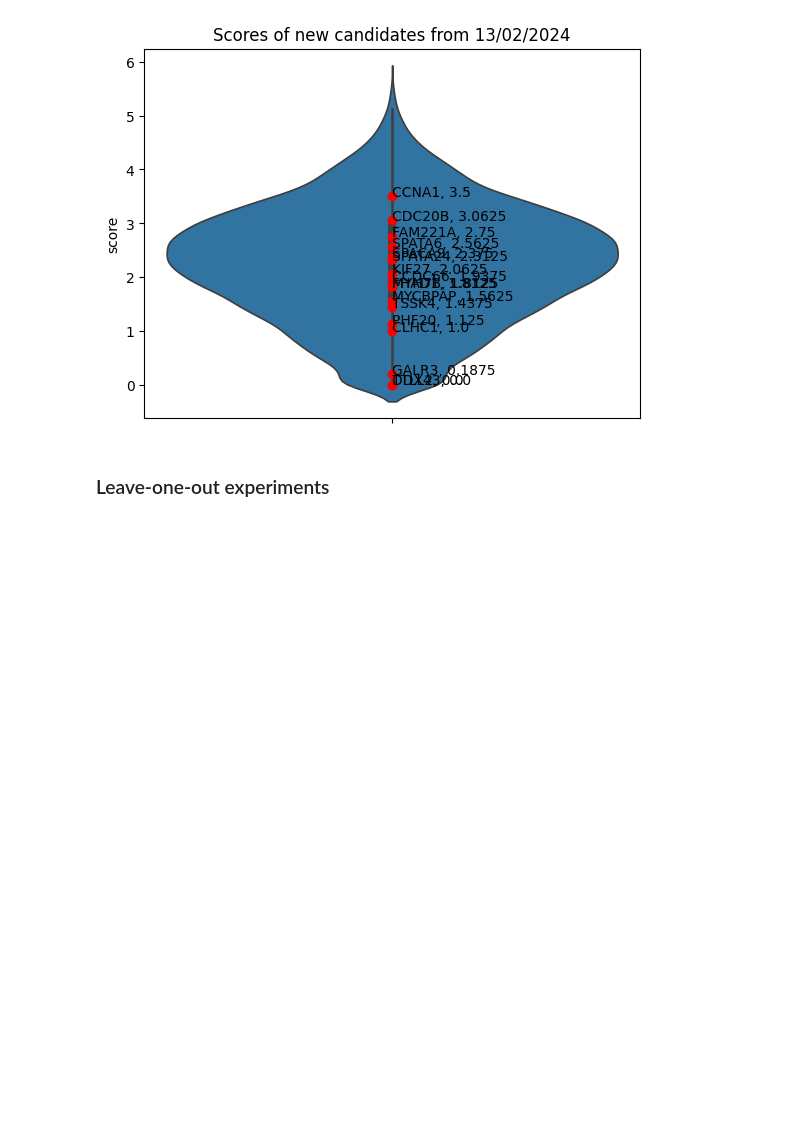
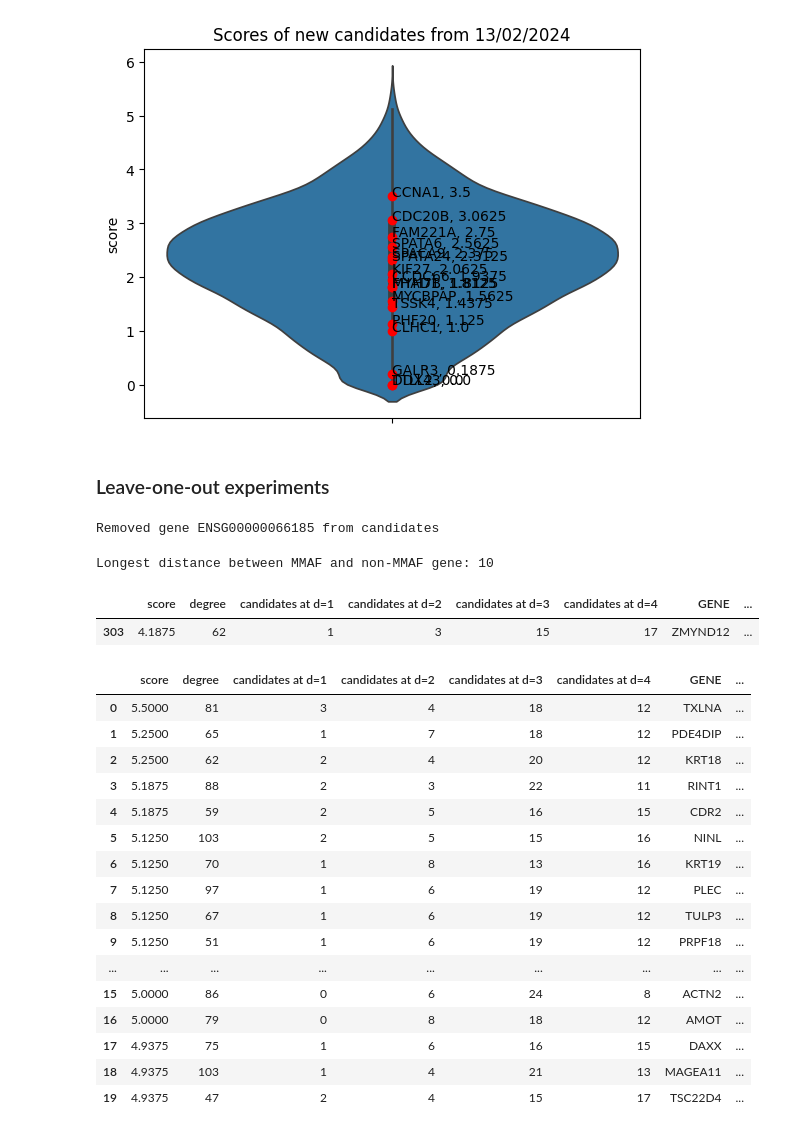
Before and after one commit to jjjk123/grexome-TIMC-Secondary-interactome, a Jupyter notebook: Interactome/test_newCentrality20240213.ipynb, the cells around one changed output. Cells and saved outputs as stored; diff of their text form; code cells hidden in the pictures; blank space fills up the shorter version.

```diff
--- a/Interactome/test_newCentrality20240213.ipynb
+++ b/Interactome/test_newCentrality20240213.ipynb
@@ -245,3 +255,17 @@ for idx, row in df_new_candidates.iterrows():
 [figure]
 # %% [markdown]
 ### Leave-one-out experiments
+# %%
+# remove a candidate from candidates list
+left_out = candidates_MMAF[1]
+
+left_out_idx = candidates_MMAF.index(left_out)
+
+candidates_MMAF_new = candidates_MMAF[:left_out_idx] + candidates_MMAF[left_out_idx+1:]
+
+print(f"Removed gene {left_out} from candidates")
+
+# add the removed candidate to non-candidates list
+nonCandidates_MMAF_new = [n for n in G.nodes() if n not in candidates_MMAF_new]
+# %% [output]
+Removed gene ENSG00000066185 from candidates
@@ -247,0 +303,23 @@ for idx, row in df_new_candidates.iterrows():
+# %%
+# recalculate distances between MMAF and non-MMAF genes
+dict_distances = {}
+longest_distance = 0
+
+for source_node in tqdm(nonCandidates_MMAF_new):
+    dict_tmp = {}
+
+    for target_node in candidates_MMAF_new:
+        try:
+            distance = nx.shortest_path_length(G, source_node, target_node)
+            dict_tmp[target_node] = distance
+
+            if distance > longest_distance:
+                longest_distance = distance
+        except:
+            continue
+
+    dict_distances[source_node] = dict_tmp
+
+print(f"Longest distance between MMAF and non-MMAF gene: {longest_distance}")
+# %% [output]
+Longest distance between MMAF and non-MMAF gene: 10
@@ -247,0 +348,28 @@ for idx, row in df_new_candidates.iterrows():
+# %%
+# find results for the left-out gene
+df_res_new[df_res_new['ENSG'] == left_out]
+# %% [output]
+|  | score | degree | candidates at d=1 | candidates at d=2 | candidates at d=3 | candidates at d=4 | GENE | ... |
+| 303 | 4.1875 | 62 | 1 | 3 | 15 | 17 | ZMYND12 | ... |
+# %%
+# get top 20 genes
+df_top_new = df_res_new.head(20)
+df_top_new
+# %% [output]
+|  | score | degree | candidates at d=1 | candidates at d=2 | candidates at d=3 | candidates at d=4 | GENE | ... |
+| 0 | 5.5000 | 81 | 3 | 4 | 18 | 12 | TXLNA | ... |
+| 1 | 5.2500 | 65 | 1 | 7 | 18 | 12 | PDE4DIP | ... |
+| 2 | 5.2500 | 62 | 2 | 4 | 20 | 12 | KRT18 | ... |
+| 3 | 5.1875 | 88 | 2 | 3 | 22 | 11 | RINT1 | ... |
+| 4 | 5.1875 | 59 | 2 | 5 | 16 | 15 | CDR2 | ... |
+| 5 | 5.1250 | 103 | 2 | 5 | 15 | 16 | NINL | ... |
+| 6 | 5.1250 | 70 | 1 | 8 | 13 | 16 | KRT19 | ... |
+| 7 | 5.1250 | 97 | 1 | 6 | 19 | 12 | PLEC | ... |
+| 8 | 5.1250 | 67 | 1 | 6 | 19 | 12 | TULP3 | ... |
+| 9 | 5.1250 | 51 | 1 | 6 | 19 | 12 | PRPF18 | ... |
+| ... | ... | ... | ... | ... | ... | ... | ... | ... |
+| 15 | 5.0000 | 86 | 0 | 6 | 24 | 8 | ACTN2 | ... |
+| 16 | 5.0000 | 79 | 0 | 8 | 18 | 12 | AMOT | ... |
+| 17 | 4.9375 | 75 | 1 | 6 | 16 | 15 | DAXX | ... |
+| 18 | 4.9375 | 103 | 1 | 4 | 21 | 13 | MAGEA11 | ... |
+| 19 | 4.9375 | 47 | 2 | 4 | 15 | 17 | TSC22D4 | ... |
```
Also changed, not shown: parts of 10 cells of this notebook.
